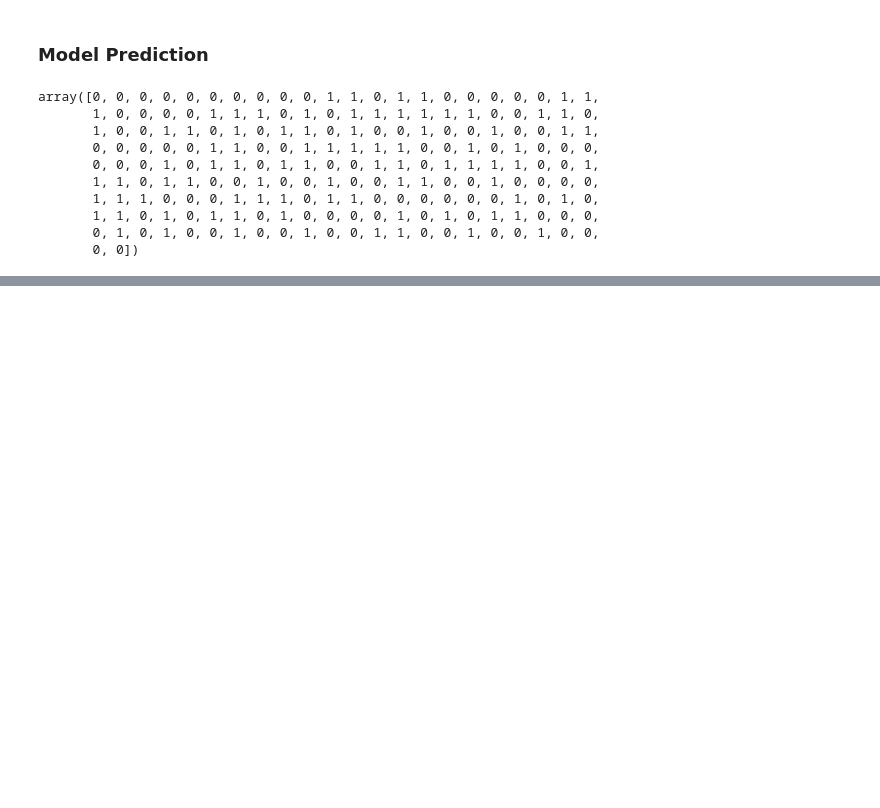
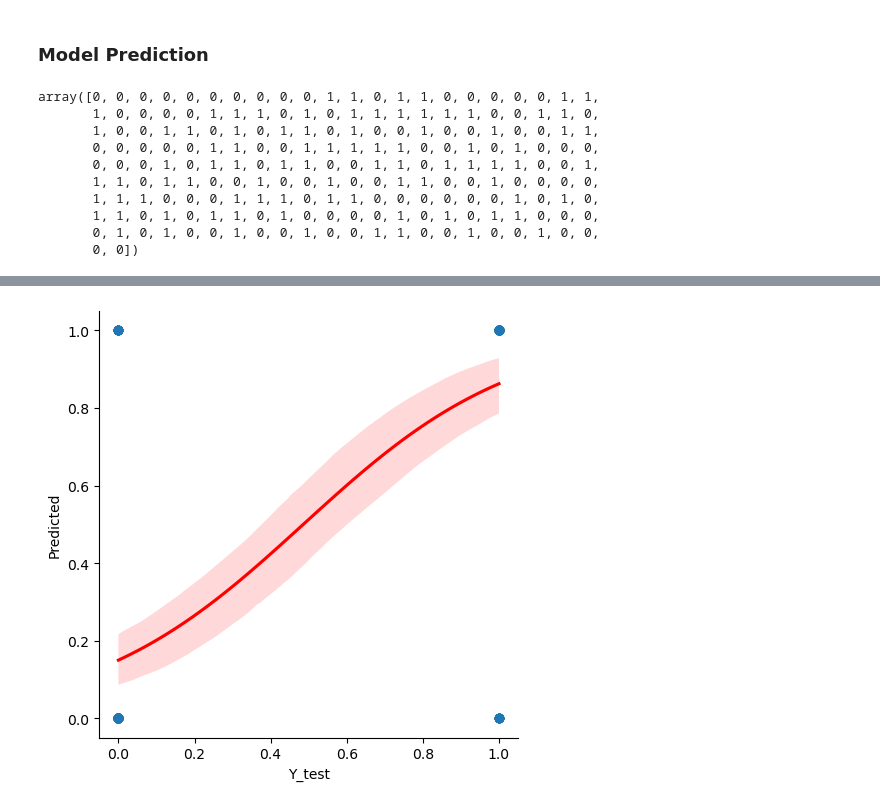
Before and after one commit to HanadIsmail/cttc-ai-ml-training, a Jupyter notebook: week2/Machine Learning/Lesson2/classification_notes.ipynb, the cells around one changed output, grey strips where cells are left out. Cells and saved outputs as stored; diff of their text form; code cells hidden in the pictures; blank space fills up the shorter version.

```diff
--- a/week2/Machine Learning/Lesson2/Untitled.ipynb
+++ b/week2/Machine Learning/Lesson2/classification_notes.ipynb
@@ -308,0 +444,5 @@ from sklearn.metrics import confusion_matrix
+# %%
+sns.lmplot(x='Y_test', y='Predicted', data=df2, logistic=True, line_kws={'color': 'r'})
+plt.show()
+# %% [output]
+[figure, added]
```
Also changed, not shown: parts of 34 cells of this notebook, 3 other files.
